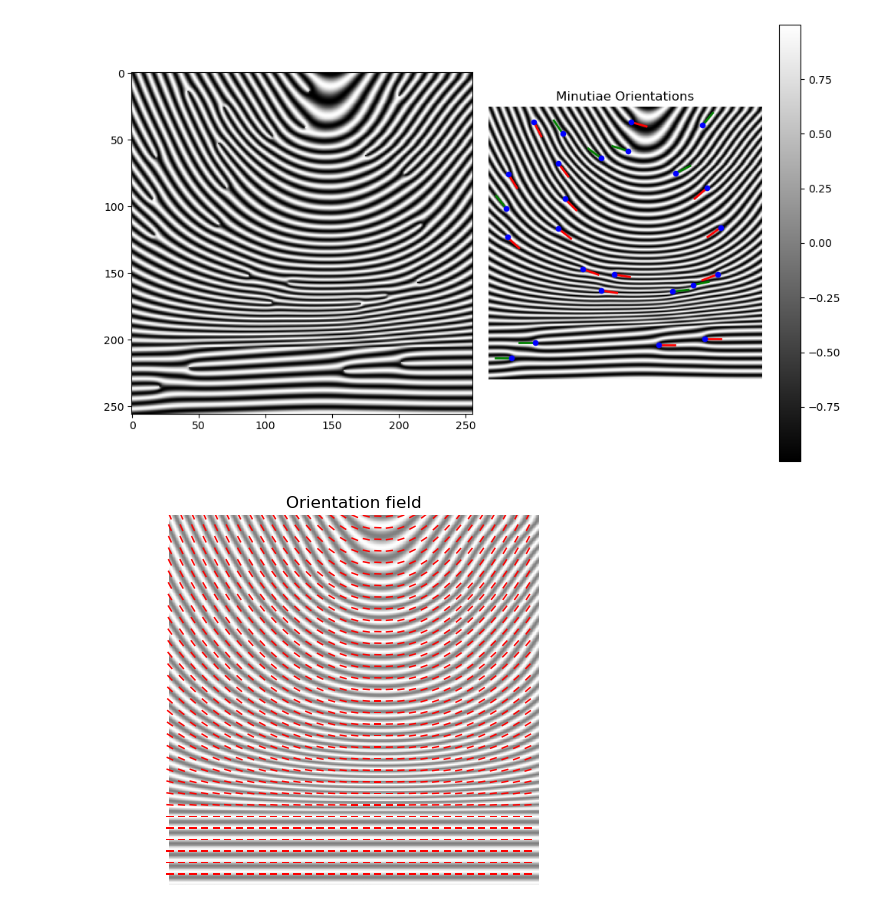
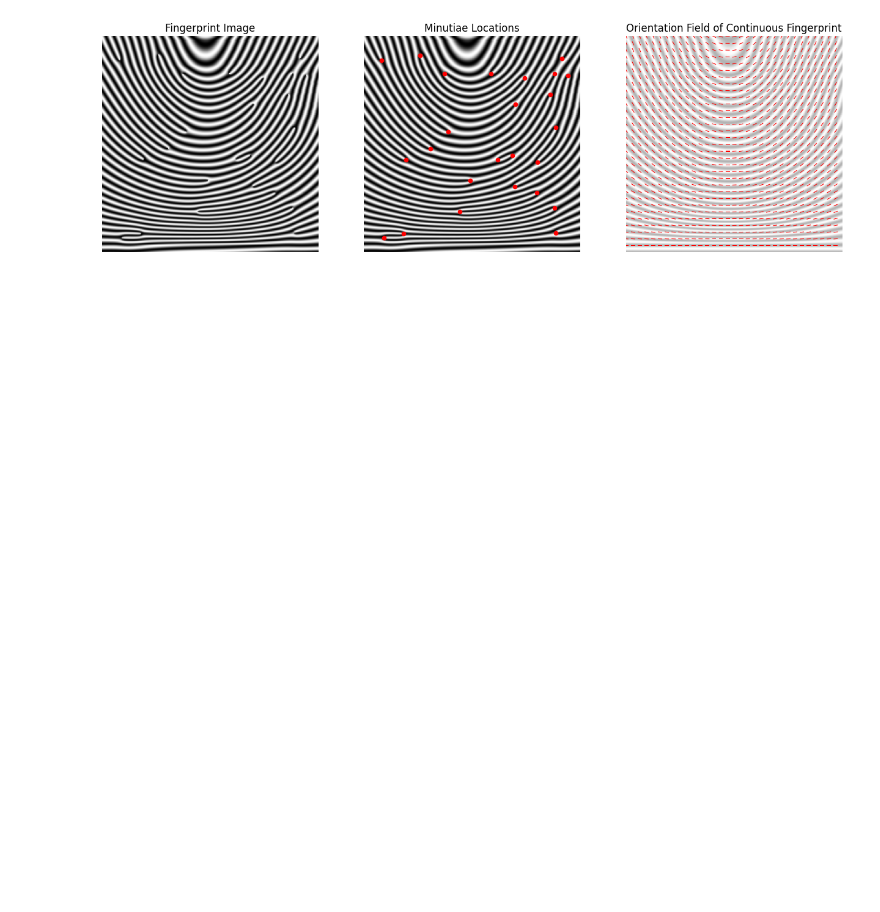
Before and after one commit to therealozp/fingerprint-generator, a Jupyter notebook: fingerprint_net_v2/viz_minutiae_maps.ipynb, the cells around one changed output. Saved outputs shown, nothing was run; the diff lists cells and outputs as text; code cells hidden in the pictures; blank space fills up the shorter version.

Commit message:
visualizations

```diff
--- a/fingerprint_net_v2/viz_minutiae_maps.ipynb
+++ b/fingerprint_net_v2/viz_minutiae_maps.ipynb
@@ -125,6 +125,16 @@ def add_spiral_phase(psi, points, polarities):
     out += zero
     return out
 
+
+def map_frequency_to_radius(
+    freq_array, in_min=0.087, in_max=0.183, out_min=7, out_max=3
+):
+    normalized = (freq_array - in_min) / (in_max - in_min)
+    mapped = out_min + normalized * (out_max - out_min)
+    clipped = np.clip(mapped, min(out_min, out_max), max(out_min, out_max))
+    return np.round(clipped).astype(int)
+
+
 spiral_phase_coords = []
 spiral_phase_polarities = []
 
@@ -226,54 +184,66 @@ def plot_minutiae_vectors(fingerprint_image, orientation_map, minutiae_list, fre
         # Plot the starting minutiae point (blue dot) to anchor the vector
         plt.scatter(x, y, color='red', s=20, zorder=3)
 
-    plt.title("Minutiae Orientations")
+    # plt.title("Minutiae Orientations")
     plt.axis('off') # Hides the axis ticks for a cleaner look
-    plt.tight_layout()
-    plt.show()
 
 
-def quiver_plot(orientation_field, fingerprint_image=None):
+import numpy as np
+import matplotlib.pyplot as plt
+
+
+def quiver_plot(orientation_field, fingerprint_image=None, ax=None):
+    # If no axis is provided, grab the current active one
+    if ax is None:
+        ax = plt.gca()
+
     stride = 8
     height, width = orientation_field.shape[0], orientation_field.shape[1]
+
     # mgrid returns: 1st output (Y/Rows), 2nd output (X/Cols)
     ys, xs = np.mgrid[0:height:stride, 0:width:stride]
 
     U = np.cos(orientation_field[::stride, ::stride])
     V = np.sin(orientation_field[::stride, ::stride])
 
+    if fingerprint_image is not None:
+        # Use ax.imshow instead of plt.imshow
+        ax.imshow(fingerprint_image, cmap="gray", alpha=0.3)
 
-    if fingerprint_image is not None:
-        plt.imshow(fingerprint_image, cmap='gray', alpha=0.3)
-    plt.quiver(
+    # Use ax.quiver instead of plt.quiver
+    ax.quiver(
         xs,  # X coordinates (Columns)
         ys,  # Y coordinates (Rows)
         U,
         V,
         color="red",
         angles="xy",
         scale_units="xy",
         scale=0.2,  # Tweak this if arrows are too small/large
         width=0.003,
         headaxislength=0,
         headlength=0,
         headwidth=0,
         pivot="mid",  # Anchors the arrow at the center of the pixel
     )
 
-    plt.axis("equal")  # Ensures pixels are square
-    plt.axis("off")
+    # Use ax.axis instead of plt.axis
+    ax.axis("off")
 
-    # save figure
-    plt.savefig("orientation_field_quiver.png", bbox_inches="tight", pad_inches=0)
+    return ax
 
-plt.figure(figsize=(13, 4))
-plt.subplot(1, 2, 1)
+
+fig, axs = plt.subplots(1, 3, figsize=(13, 4))
+plt.subplot(1, 3, 1)
 plt.imshow(fprint, cmap='gray')
+axs[0].set_title("Fingerprint Image")
 plt.axis('off')
-plt.subplot(122)
+plt.subplot(1, 3, 2)
 plot_minutiae_vectors(fprint, orientation_map, minutiae, freq_map)
-plt.subplot(133)
-quiver_plot(orientation_map, fingerprint_image=original_fprint)
+axs[1].set_title("Minutiae Locations")
+# plt.subplot(1, 3, 3)
+quiver_plot(orientation_map, fingerprint_image=original_fprint, ax=axs[2])
+axs[2].set_title("Orientation Field of Continuous Fingerprint")
+plt.tight_layout()
 # %% [output]
-[figure, old version]
+[figure, new version]
-[figure, removed]
```
Also changed, not shown: parts of 4 cells of this notebook, 7 other files.
